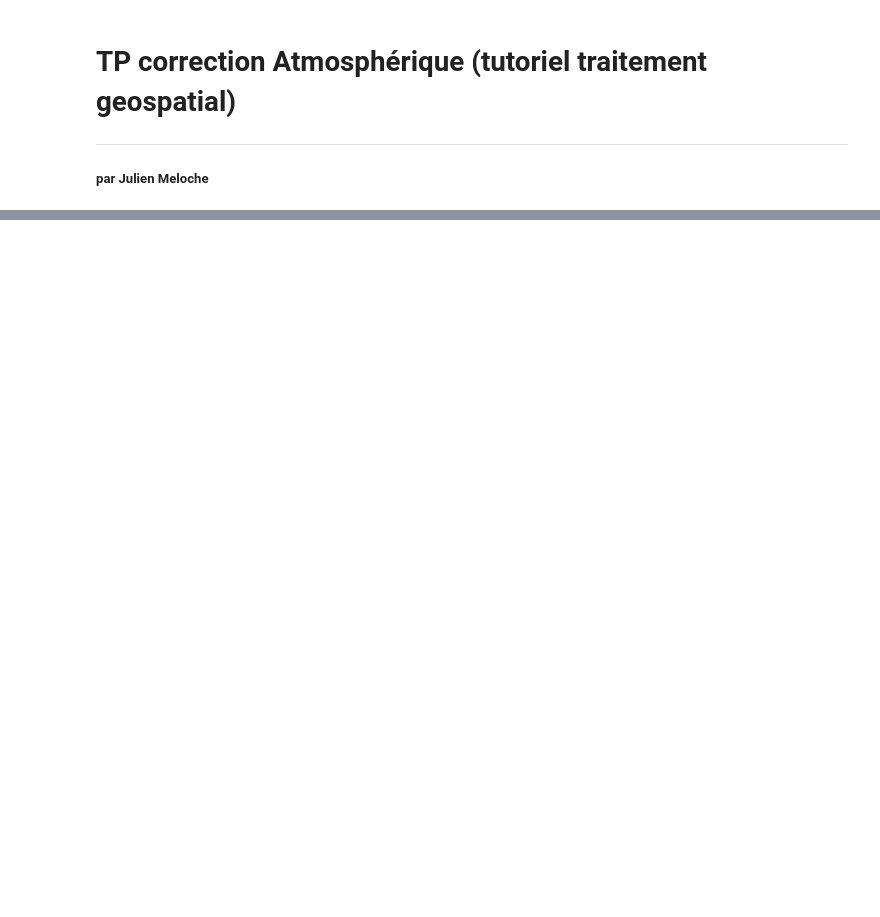
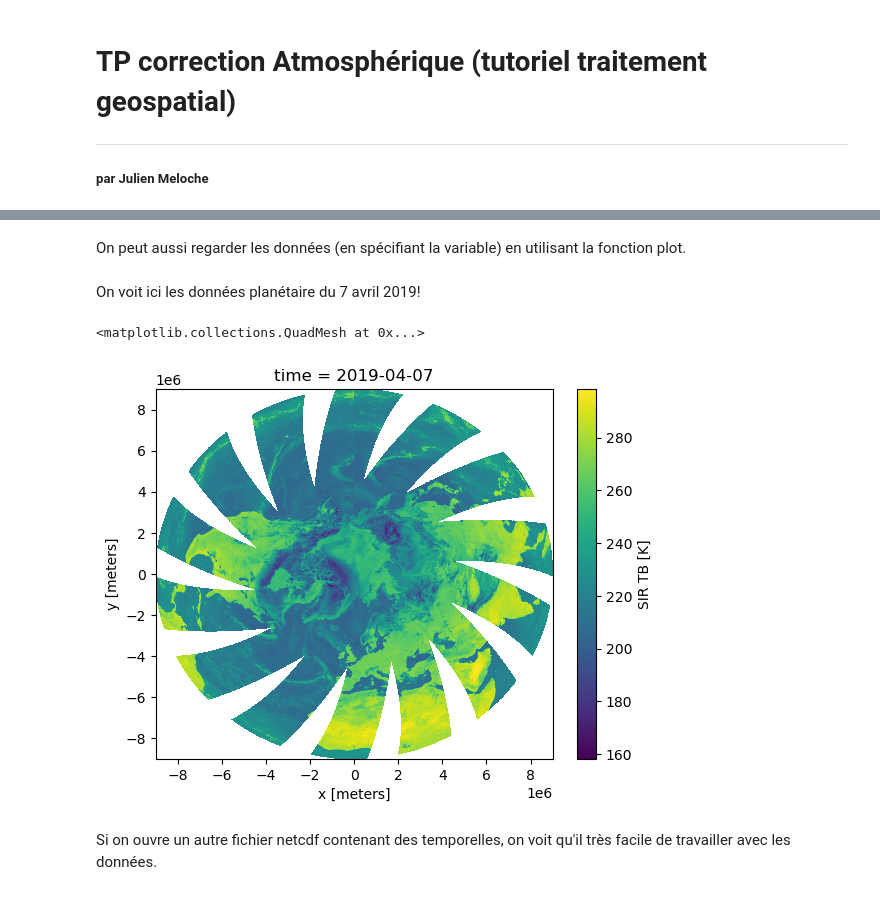
Before and after one commit to JulienMeloche/TP_correction_Atmo, a Jupyter notebook: TP_correctionAtmo.ipynb, the cells around one changed output, grey strips where cells are left out. Cells and saved outputs as stored; diff of their text form; code cells hidden in the pictures; blank space fills up the shorter version.

```diff
--- a/TP_correctionAtmo.ipynb
+++ b/TP_correctionAtmo.ipynb
@@ -38,0 +55,5 @@ conda install rasterio geopandas
+# %%
+#On peut ensuite lire un fichier .nc de cette facon
+#ce fichier provient directement de NSIDC
+filename = 'NSIDC-0630-EASE2_N3.125km-F18_SSMIS-2019097-37V-M-SIR-CSU-v1.4.nc'
+tb = xr.open_dataset(filename)
@@ -38,0 +86,13 @@ conda install rasterio geopandas
+# %% [markdown]
+On peut aussi regarder les données (en spécifiant la variable) en utilisant la fonction plot.
+<br><br>
+On voit ici les données planétaire du 7 avril 2019!
+# %%
+# cette commande peut prendre un certain temps
+tb.TB.plot()
+# %% [output]
+<matplotlib.collections.QuadMesh at 0x...>
+[figure, added]
+# %% [markdown]
+Si on ouvre un autre fichier netcdf contenant des temporelles, on voit qu'il très facile de travailler avec les données.
+<br><br>
```
Also changed, not shown: parts of 26 cells of this notebook.
